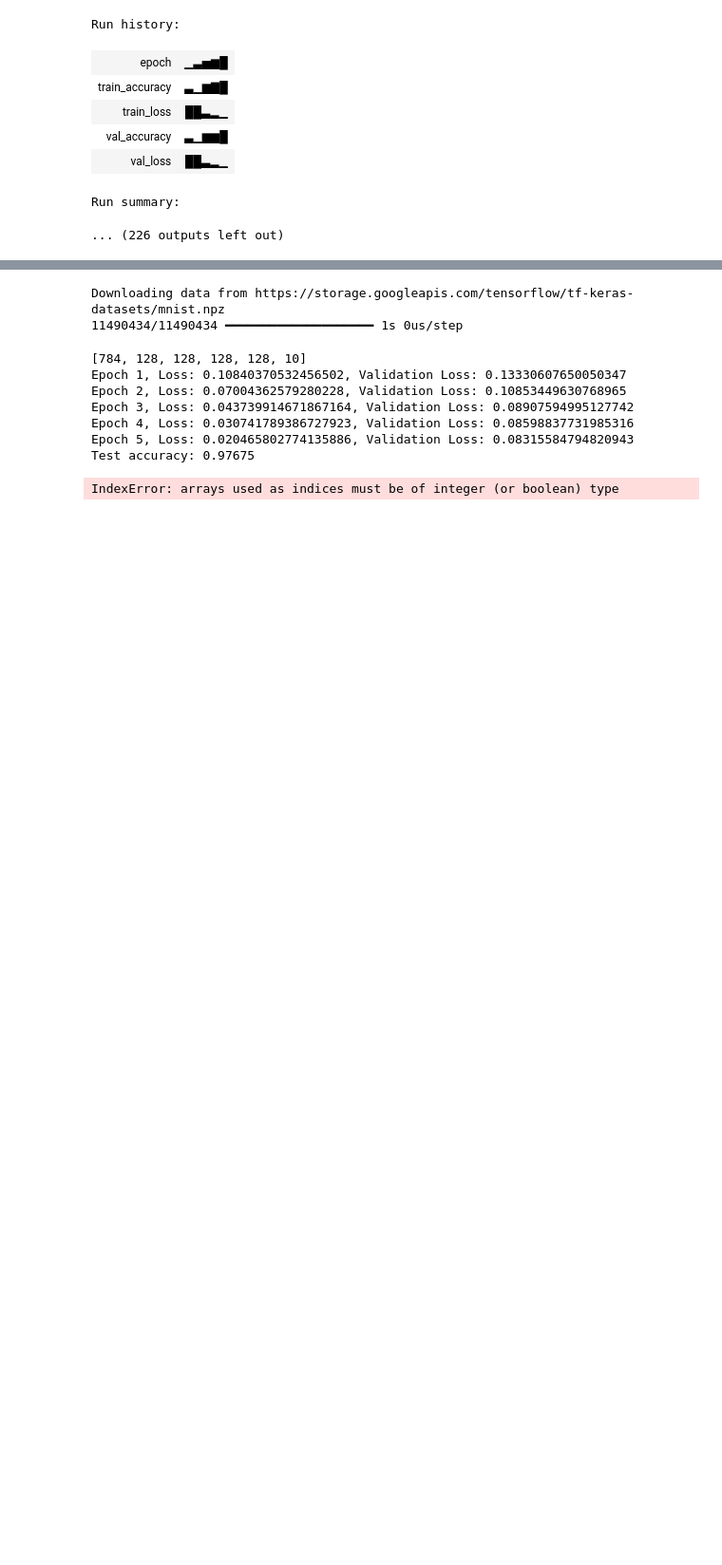
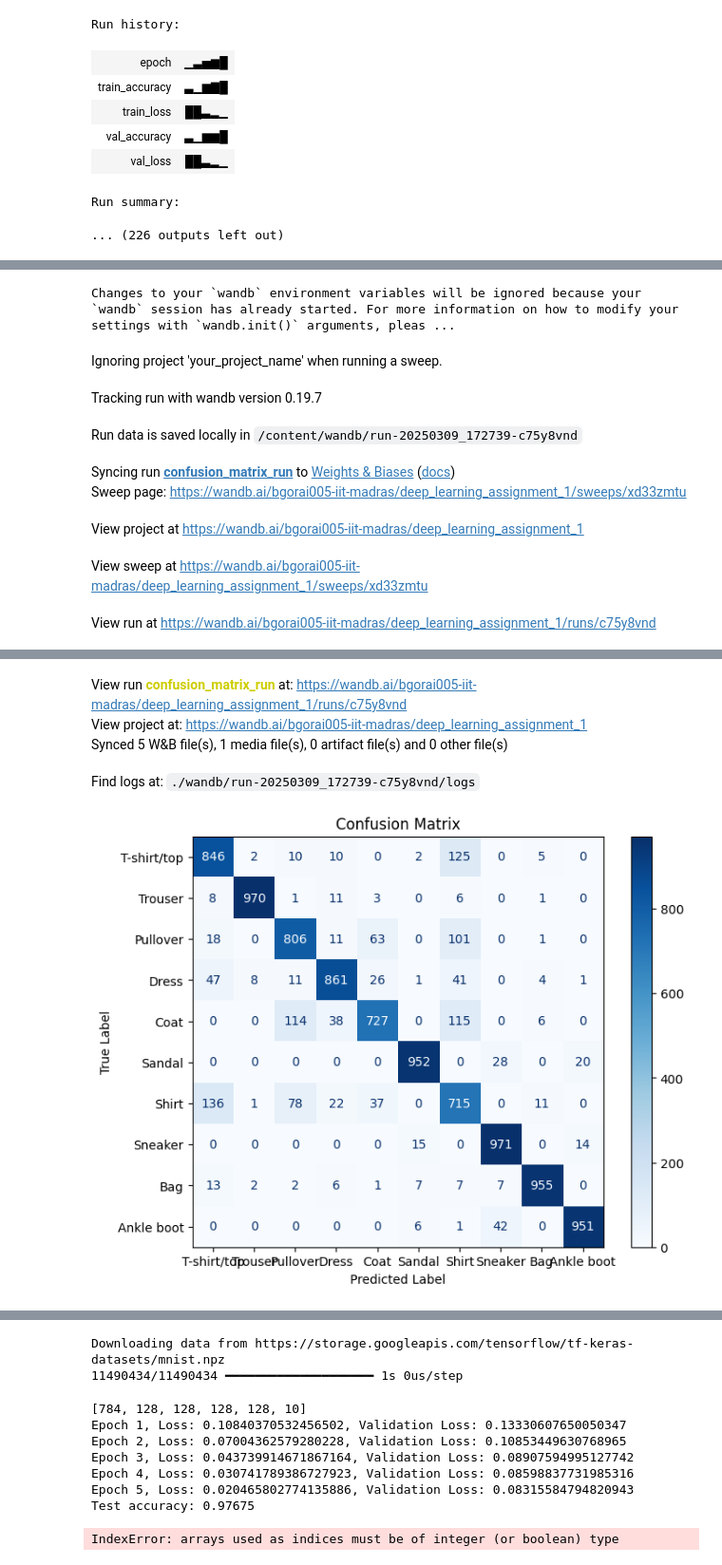
Before and after one commit to bgorai005/deeplearning_assignment1, a Jupyter notebook: dl_assign1.ipynb, the cells around one changed output, grey strips where cells are left out. Shown at 95% size. Saved outputs shown, nothing was run; the diff lists cells and outputs as text; code cells hidden in the pictures; blank space fills up the shorter version.

```diff
--- a/dl_assign1.ipynb
+++ b/dl_assign1.ipynb
@@ -626,7 +626,7 @@ def nadam(lr, beta1, beta2, epsilon, x, y, x_val, y_val, batch_size, num_layers,
 
         # Print loss for monitoring
         print(f"Epoch {epoch}, Loss: {train_loss}, Validation Loss: {val_loss}")
-        wandb.log({"train_loss": train_loss, "val_loss": val_loss,"train_accuracy":train_accuracy*100,"val_accuracy":validation_accuracy*100,'epoch':epoch})
+        # wandb.log({"train_loss": train_loss, "val_loss": val_loss,"train_accuracy":train_accuracy*100,"val_accuracy":validation_accuracy*100,'epoch':epoch})
     # Calculate final accuracy
     accuracy = cal_accuracy(x_test, y_test, theta, active_fun_hidden, active_fun_output, num_layers)
     print(f' accuracy: {accuracy}')
@@ -757,6 +757,7 @@ Run history:
 Run summary:
 ... (226 outputs left out)
 # %%
-#theta we collected from best model we have
-#theta1=nadam(0.001,0.9,0.99,1e-8,x_train,y_train,x_test,y_test,32,4,128,'tanh','softmax','Xavier',0,5)
+#from the above we got nadam will aceive best accuracy 88.633 for the hyperparameters activation=relu,layer=4,hidden size=64,intialization='xavier',epoch=10,batch_size=64
+
+theta1=nadam(0.001,0.9,0.99,1e-8,x_train,y_train,x_test,y_test,64,4,64,'relu','softmax','Xavier',0,10)
 # %% [output]
@@ -767,7 +779,7 @@ y_test_pred_label=[]
 m=x_test.shape[0]
 for i in range(m):
   x_tes =x_test[i,:].reshape(-1,1)
-  a,h,y_test_pred=forward_prop(x_tes.T,theta1,'tanh','softmax',4)
+  a,h,y_test_pred=forward_prop(x_tes.T,theta1,'relu','softmax',4)
   y1=np.argmax(y_test[i,:].reshape(-1,1),axis=0)
   y_test_label.append(y1)
   # Get the index of the maximum probability for the current sample
@@ -779,7 +791,7 @@ from sklearn.metrics import confusion_matrix, ConfusionMatrixDisplay, classifica
 import matplotlib.pyplot as plt
 
 # Initialize W&B run
-wandb.init(project='your_project_name', name='confusion_matrix_run')
+wandb.init(project='deep_learning_assignment_1', name='confusion_matrix_run')
 
 # Compute confusion matrix
 cm = confusion_matrix(y_test_label, y_test_pred_label)
@@ -799,3 +811,13 @@ wandb.log({"Confusion Matrix": wandb.Image(fig)})
 
 # Finish the W&B run
 wandb.finish()
+# %% [output]
+Changes to your `wandb` environment variables will be ignored because your `wandb` session has already started. For more information on how to modify your settings with `wandb.init()` arguments, pleas ...
+Ignoring project 'your_project_name' when running a sweep.
+Tracking run with wandb version 0.19.7
+Run data is saved locally in /content/wandb/run-20250309_172739-c75y8vnd
+Syncing run confusion_matrix_run to Weights & Biases (docs)
+Sweep page: https://wandb.ai/bgorai005-iit-madras/deep_learning_assignment_1/sweeps/xd33zmtu
+View project at https://wandb.ai/bgorai005-iit-madras/deep_learning_assignment_1
+View sweep at https://wandb.ai/bgorai005-iit-madras/deep_learning_assignment_1/sweeps/xd33zmtu
+View run at https://wandb.ai/bgorai005-iit-madras/deep_learning_assignment_1/runs/c75y8vnd
@@ -802,2 +825,7 @@ wandb.finish()
+View run confusion_matrix_run at: https://wandb.ai/bgorai005-iit-madras/deep_learning_assignment_1/runs/c75y8vnd
+View project at: https://wandb.ai/bgorai005-iit-madras/deep_learning_assignment_1
+Synced 5 W&B file(s), 1 media file(s), 0 artifact file(s) and 0 other file(s)
+Find logs at: ./wandb/run-20250309_172739-c75y8vnd/logs
+[figure, added]
 # %%
 # question 8 : running a all the models for squared error loss and comapre them with previous one
```
Also changed, not shown: parts of 7 cells of this notebook.
